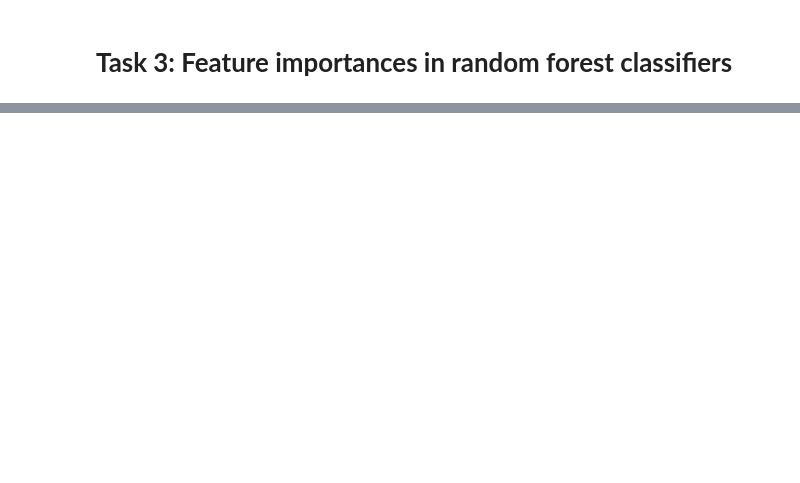
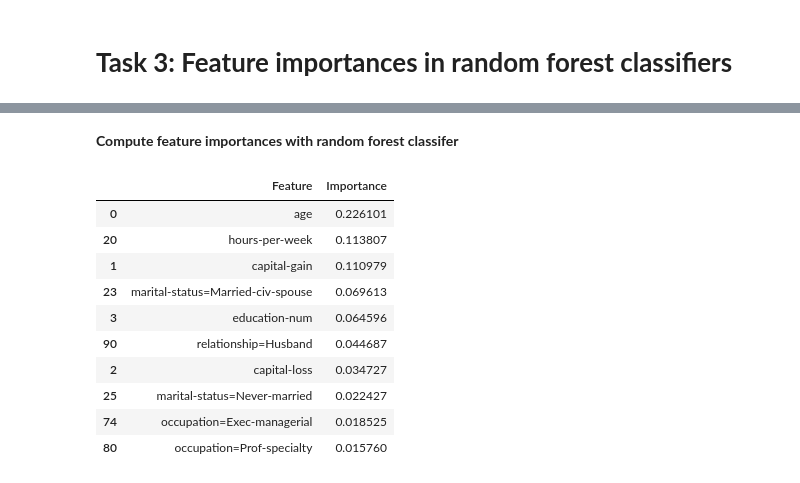
Before and after one commit to erdemhalil/DIT867-AML, a Jupyter notebook: Assignment 2/Assignment2.ipynb, the cells around one changed output, grey strips where cells are left out. Drawn from its saved outputs; the diff is of its cells as text; code cells hidden in the pictures; blank space fills up the shorter version.

```diff
--- a/Assignment 2/Assignment2.ipynb
+++ b/Assignment 2/Assignment2.ipynb
@@ -115,0 +286,39 @@ pipeline.score(Xtest_dict, Ytest)
+# %% [markdown]
+**Compute feature importances with random forest classifer**
+# %%
+# Create a pipeline with preprocessor and a decision tree classifier
+rf_pipeline = Pipeline(steps=[
+    ('vectorizer', DictVectorizer()),
+    ('classifier', RandomForestClassifier(n_jobs=-1))
+])
+
+# train the pipeline
+rf_pipeline.fit(Xtrain_dict, Ytrain)
+
+# get the decision tree classier
+clf = rf_pipeline.named_steps['classifier']
+
+# get feature importances
+feature_importances = clf.feature_importances_
+
+# For categorical features, get the feature name converted by DictVectorizer
+transformed_features = (rf_pipeline.named_steps['vectorizer']
+                        .get_feature_names_out())
+
+# create a DataFrame showing feature names and their importance
+feature_importance_df = pd.DataFrame({'Feature': transformed_features, 'Importance': feature_importances})
+feature_importance_df = feature_importance_df.sort_values(by='Importance', ascending=False)
+# display the top 10 most important features
+feature_importance_df.head(10)
+# %% [output]
+|  | Feature | Importance |
+| 0 | age | 0.226101 |
+| 20 | hours-per-week | 0.113807 |
+| 1 | capital-gain | 0.110979 |
+| 23 | marital-status=Married-civ-spouse | 0.069613 |
+| 3 | education-num | 0.064596 |
+| 90 | relationship=Husband | 0.044687 |
+| 2 | capital-loss | 0.034727 |
+| 25 | marital-status=Never-married | 0.022427 |
+| 74 | occupation=Exec-managerial | 0.018525 |
+| 80 | occupation=Prof-specialty | 0.015760 |
```
Also changed, not shown: parts of 28 cells of this notebook.
